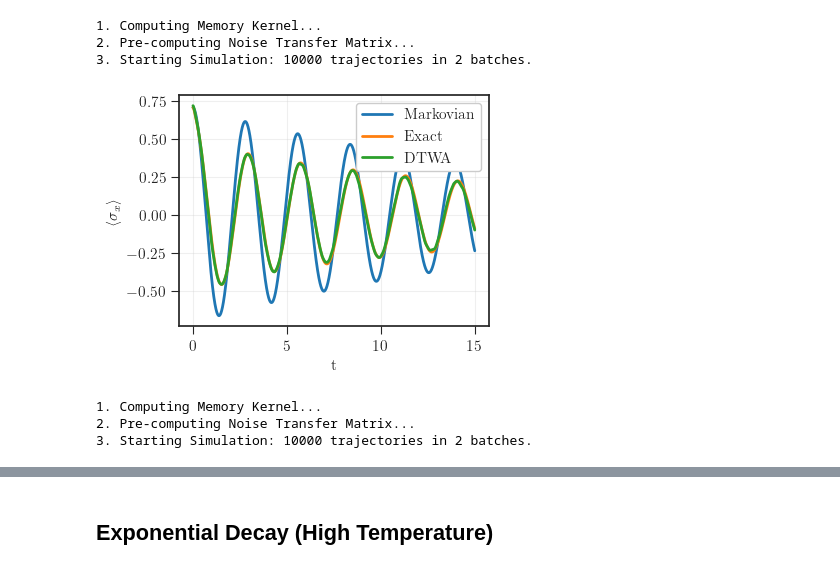
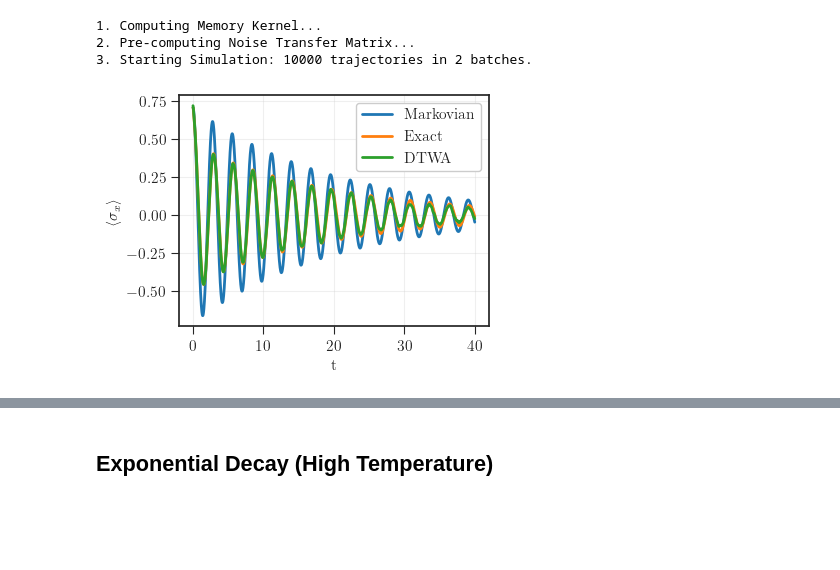
Before and after one commit to juardilag/twa_py, a Jupyter notebook: direct_method_test.ipynb, the cells around one changed output, grey strips where cells are left out. Saved outputs shown, nothing was run; the diff lists cells and outputs as text; code cells hidden in the pictures; blank space fills up the shorter version.

```diff
--- a/direct_method_test.ipynb
+++ b/direct_method_test.ipynb
@@ -12,7 +15,7 @@ os.makedirs(folder_name, exist_ok=True)
 ## Power-Law Decay (Low Temperature)
 # %%
 trajectories = int(1e4)
-t_max =  15
+t_max =  40
 t_grid = jnp.linspace(0, t_max, 10_000)
 g = 1.0
 b_field = jnp.array([0.0, 0.0, 0.0])
@@ -33,19 +36,19 @@ markovian = compute_markovian_expectation_value(t_grid, initial_state, case['eta
 # %%
 plt.style.use(['seaborn-v0_8-white', './style.mplstyle'])
 fig, ax = plt.subplots(1, figsize=(4, 3))
 
 plt.plot(t_grid, markovian, linewidth = 2, label = 'Markovian')
 plt.plot(t_grid, exact, linewidth = 2, label = 'Exact')
 plt.plot(t_grid, twa[:, 0], linewidth = 2, label = 'DTWA' )
 plt.legend()
 plt.xlabel(r't')
 plt.ylabel(r'$\langle \sigma_x \rangle$')
 plt.grid(alpha = 0.3)
 
-file_name = "low_temp_sz.png"
+file_name = "low_temp_ohmic.png"
 file_path = os.path.join(folder_name, file_name)
 plt.savefig(file_path, dpi=300, bbox_inches='tight')
 
 plt.show()
 # %% [output]
-[figure, old version]
+[figure, new version]
@@ -62,10 +54,0 @@ keys = jax.random.split(key, trajectories)
-# %%
-case = {"name": "Power-Law Decay", "s": 1.0, "kbt": 0.1, "eta": 0.5,"wc": 10}
-
-exact = compute_exact_expectation_value(t_grid, initial_state, case['eta'], case['wc'], case['s'], case['kbt'], g)
-twa = run_twa_bundle(keys, t_grid, case['eta'], case['wc'], case['s'], case['kbt'], b_field, g, initial_state, int(trajectories/2))
-markovian = compute_markovian_expectation_value(t_grid, initial_state, case['eta'], case['wc'], case['kbt'], g)
-# %% [output]
-1. Computing Memory Kernel...
-2. Pre-computing Noise Transfer Matrix...
-3. Starting Simulation: 10000 trajectories in 2 batches.
```
Also changed, not shown: parts of 33 cells of this notebook.
